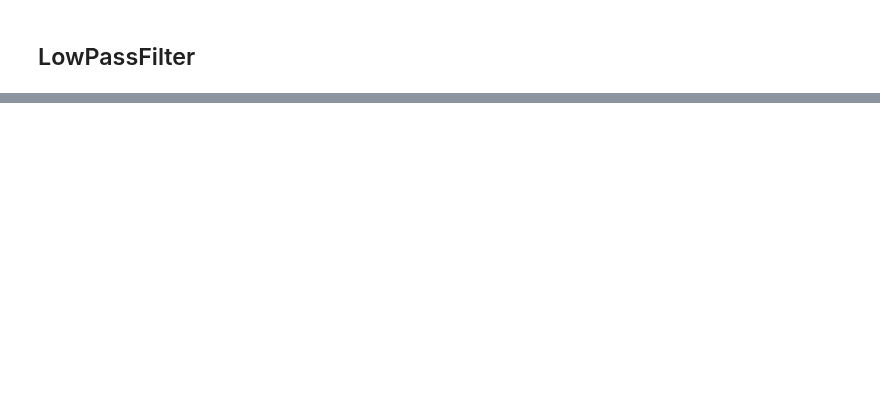
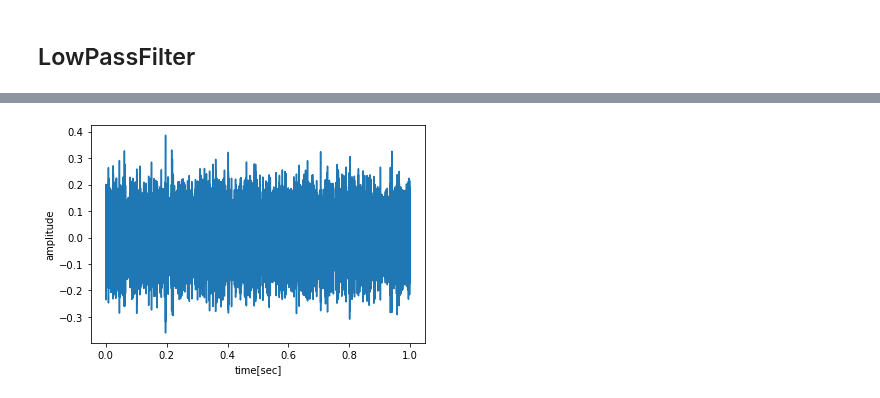
Before and after one commit to ryoma-jp/samples, a Jupyter notebook: python/filter/FilterSample.ipynb, the cells around one changed output, grey strips where cells are left out. Drawn from its saved outputs; the diff is of its cells as text; code cells hidden in the pictures; blank space fills up the shorter version.

```diff
--- a/python/filter/FilterSample.ipynb
+++ b/python/filter/FilterSample.ipynb
@@ -66,0 +101,19 @@ plt.close()
+# %%
+class BandPassFilterParameters():
+    freq_pass = np.array([3000, 6000])
+    freq_stop = np.array([2000, 7000])
+    gain_pass = 3
+    gain_stop = 40
+    btype = 'bandpass'
+# %%
+param = BandPassFilterParameters()
+data_bpf = signal_filter(data, FS, param.freq_pass, param.freq_stop, param.gain_pass, param.gain_stop, param.btype)
+# %%
+plt.figure()
+plt.plot(t, data_bpf)
+plt.xlabel('time[sec]')
+plt.ylabel('amplitude')
+plt.show()
+plt.close()
+# %% [output]
+[figure, added]
```
Also changed, not shown: parts of 19 cells of this notebook.
